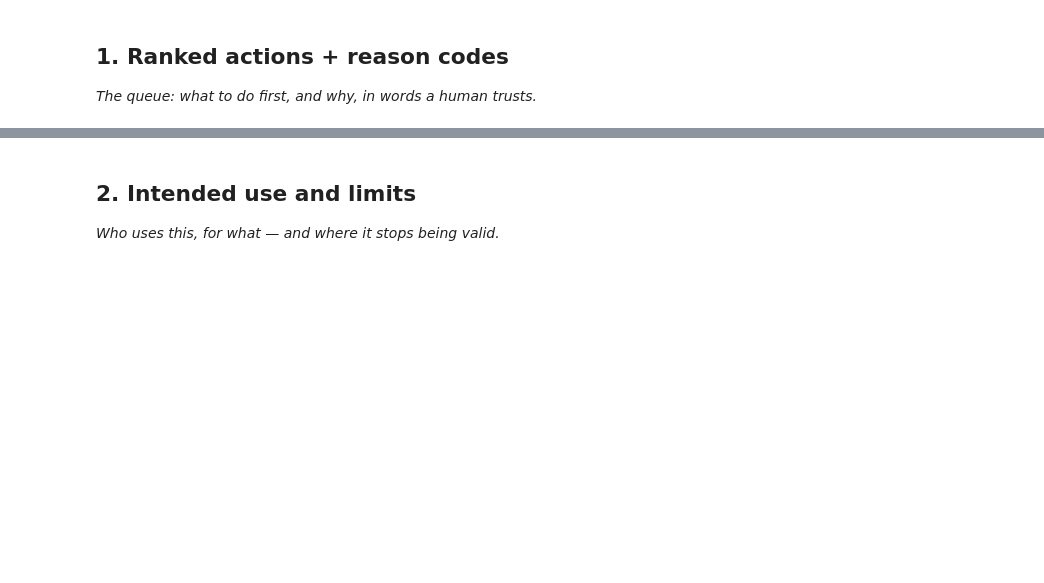
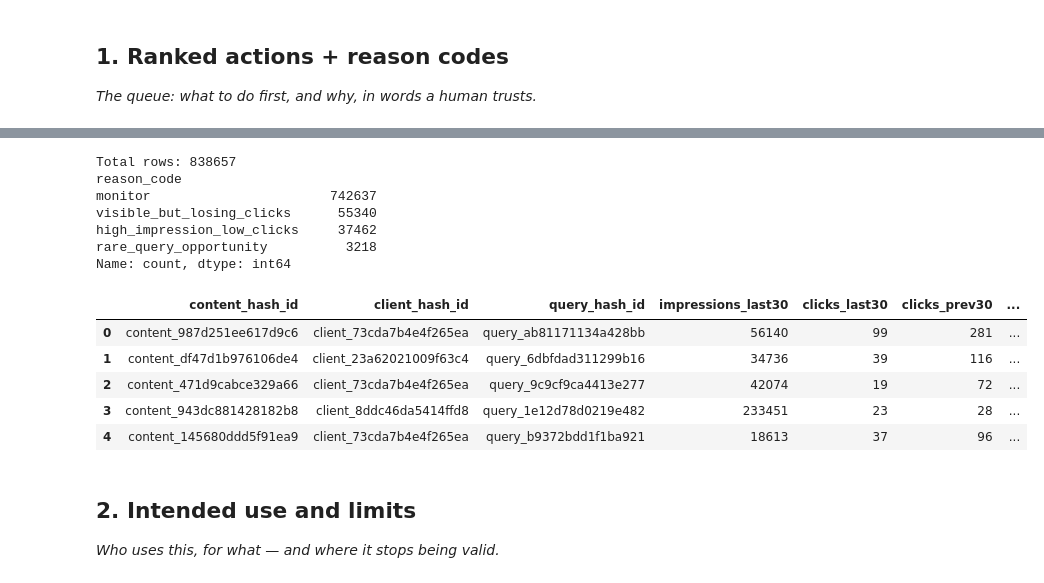
Before and after one commit to aamnamalik16-bit/flyrank-ML-internship, a Jupyter notebook: work/notebooks/w07_action_playbook.ipynb, the cells around one changed output, grey strips where cells are left out. Cells and saved outputs as stored; diff of their text form; code cells hidden in the pictures; blank space fills up the shorter version.

```diff
--- a/work/notebooks/w07_action_playbook.ipynb
+++ b/work/notebooks/w07_action_playbook.ipynb
@@ -13,3 +59,66 @@ This skeleton is yours to fill. Work the sections **in order** — each one has
+# %%
+# Build the ranked action queue
+queue = con.sql(f"""
+    SELECT
+        content_hash_id,
+        client_hash_id,
+        query_hash_id,
+        impressions_last30,
+        clicks_last30,
+        clicks_prev30,
+        avg_position_last30,
+        rare_impressions_share,
+        impressions_90d,
+        clicks_90d,
+        (clicks_last30 - clicks_prev30) as click_delta,
+        CASE
+            WHEN (clicks_last30 - clicks_prev30) < 0
+             AND impressions_last30 >= 10
+            THEN 'visible_but_losing_clicks'
+            WHEN impressions_90d >= 500 AND clicks_90d < 10
+            THEN 'high_impression_low_clicks'
+            WHEN rare_impressions_share > 0.5 AND impressions_last30 >= 10
+            THEN 'rare_query_opportunity'
+            ELSE 'monitor'
+        END as reason_code,
+        CASE
+            WHEN (clicks_last30 - clicks_prev30) < 0
+             AND impressions_last30 >= 10
+            THEN 'review_query_targeting'
+            WHEN impressions_90d >= 500 AND clicks_90d < 10
+            THEN 'review_title_and_meta'
+            WHEN rare_impressions_share > 0.5 AND impressions_last30 >= 10
+            THEN 'expand_content_coverage'
+            ELSE 'no_action_now'
+        END as action_label,
+        CASE
+            WHEN (clicks_last30 - clicks_prev30) < 0
+             AND impressions_last30 >= 10
+            THEN impressions_last30 * ABS(clicks_last30 - clicks_prev30)
+            ELSE 0
+        END as baseline_score
+    FROM read_parquet('{rel}/fact_content_query_90d.parquet')
+    WHERE (impressions_last30 >= 10) IS TRUE
+    ORDER BY baseline_score DESC
+""").df()
+
+print(f"Total rows: {len(queue)}")
+print(queue['reason_code'].value_counts())
+queue.head(5)
+# %% [output]
+Total rows: 838657
+reason_code
+monitor                       742637
+visible_but_losing_clicks      55340
+high_impression_low_clicks     37462
+rare_query_opportunity          3218
+Name: count, dtype: int64
+|  | content_hash_id | client_hash_id | query_hash_id | impressions_last30 | clicks_last30 | clicks_prev30 | ... |
+| 0 | content_987d251ee617d9c6 | client_73cda7b4e4f265ea | query_ab81171134a428bb | 56140 | 99 | 281 | ... |
+| 1 | content_df47d1b976106de4 | client_23a62021009f63c4 | query_6dbfdad311299b16 | 34736 | 39 | 116 | ... |
+| 2 | content_471d9cabce329a66 | client_73cda7b4e4f265ea | query_9c9cf9ca4413e277 | 42074 | 19 | 72 | ... |
+| 3 | content_943dc881428182b8 | client_8ddc46da5414ffd8 | query_1e12d78d0219e482 | 233451 | 23 | 28 | ... |
+| 4 | content_145680ddd5f91ea9 | client_73cda7b4e4f265ea | query_b9372bdd1f1ba921 | 18613 | 37 | 96 | ... |
 # %% [markdown]
 ## 2. Intended use and limits
 
```
Also changed, not shown: parts of 12 cells of this notebook.
